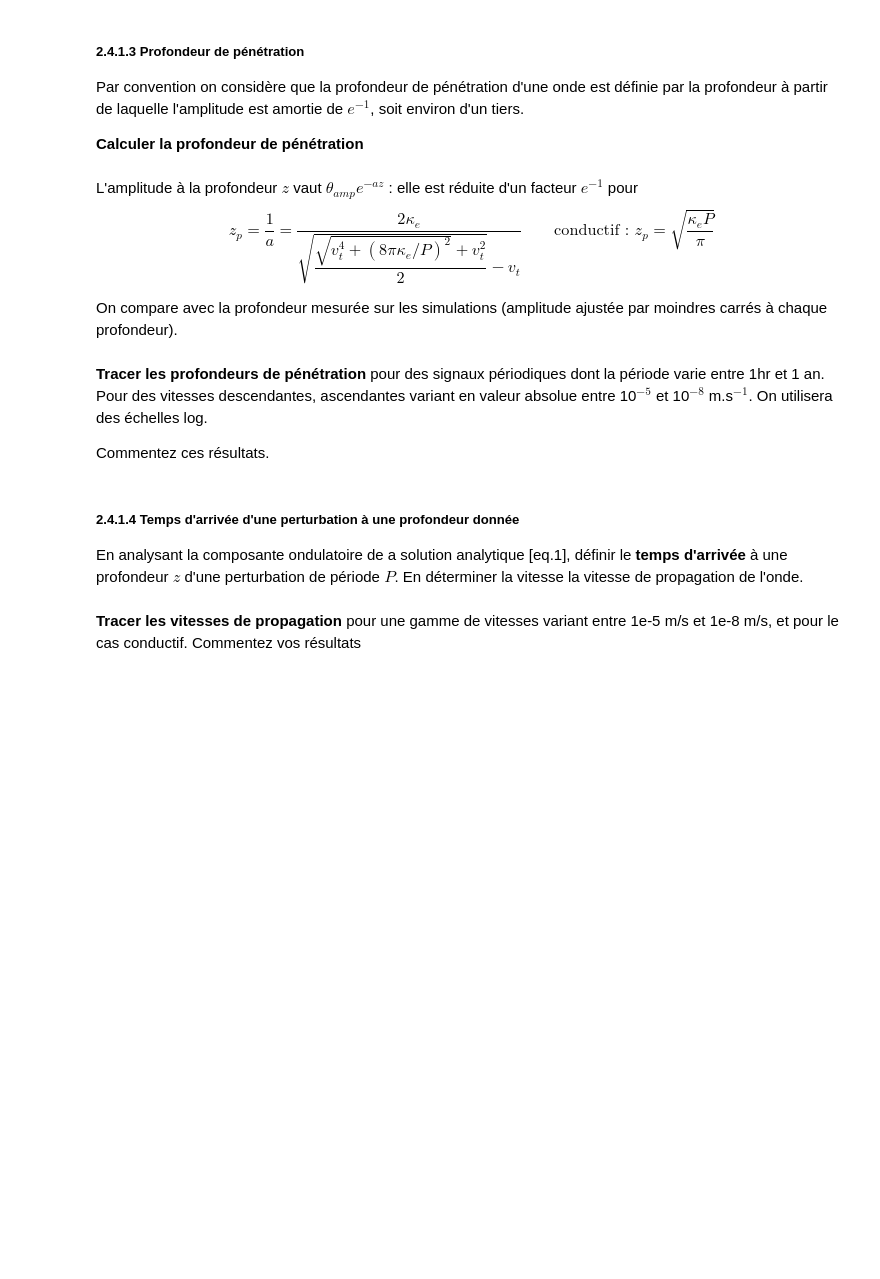
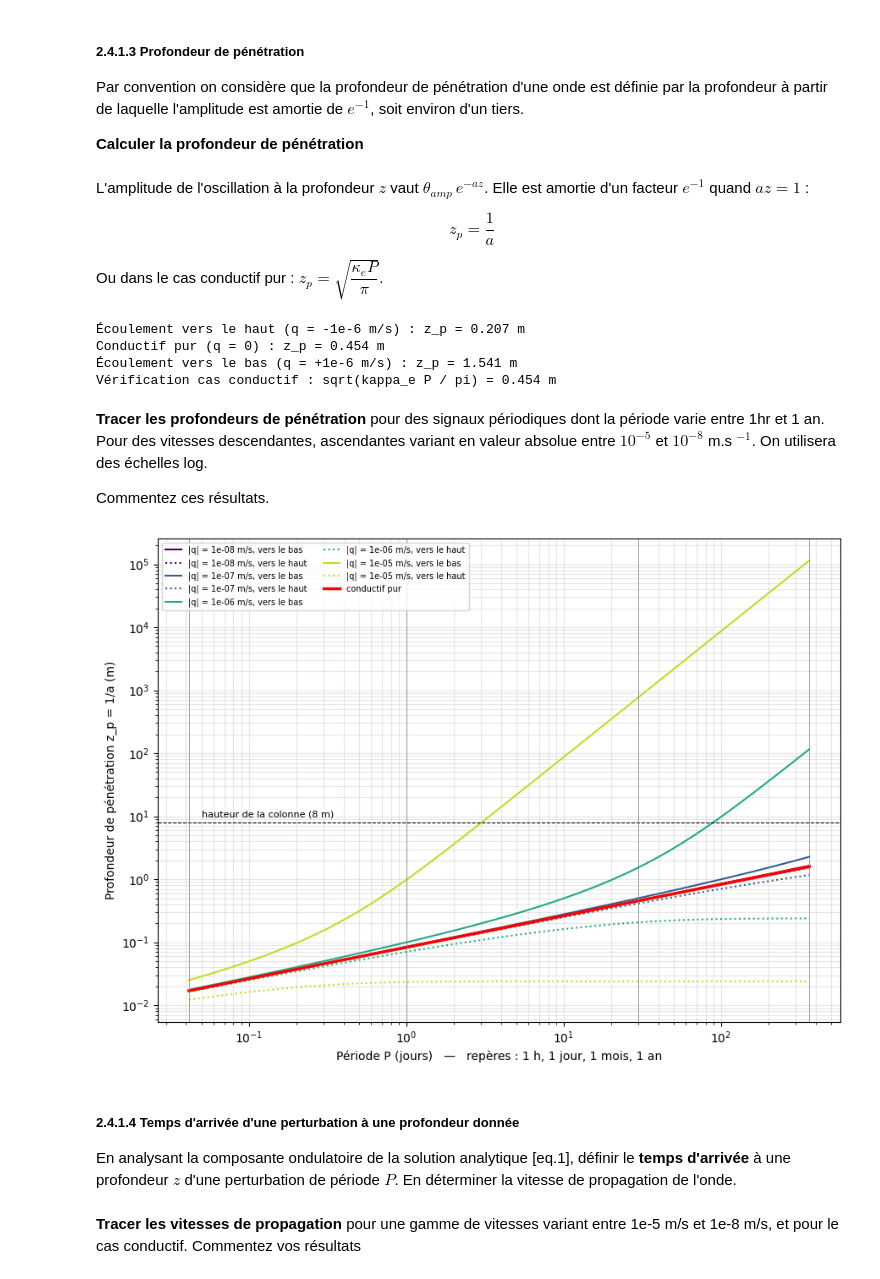
Before and after one commit to yannisalln/TP1-molonari, a Jupyter notebook: 2026TP1_modele_direct.ipynb, the cells around one changed output. Drawn from its saved outputs; the diff is of its cells as text; code cells hidden in the pictures; blank space fills up the shorter version.

```diff
--- a/2026TP1_modele_direct.ipynb
+++ b/2026TP1_modele_direct.ipynb
@@ -424,18 +534,49 @@ Par convention on considère que la profondeur de pénétration d'une onde est d
 
 __Calculer la profondeur de pénétration__
 # %% [markdown]
-L'amplitude à la profondeur $z$ vaut $\theta_{amp}e^{-az}$ : elle est réduite d'un facteur $e^{-1}$ pour
-$$\boxed{z_p = \frac{1}{a} = \frac{2\kappa_e}{\sqrt{\dfrac{\sqrt{v_t^4 + (8\pi\kappa_e/P)^2}+v_t^2}{2}} - v_t}}
-\qquad\text{conductif : } z_p = \sqrt{\frac{\kappa_e P}{\pi}}$$
+L'amplitude de l'oscillation à la profondeur $z$ vaut $\theta_{amp}\,e^{-az}$. Elle est amortie d'un facteur $e^{-1}$ quand $az = 1$ :
 
-On compare avec la profondeur mesurée sur les simulations (amplitude ajustée par moindres carrés à chaque profondeur).
+$$\boxed{z_p = \frac{1}{a}}$$
+
+Ou dans le cas conductif pur : $z_p = \sqrt{\dfrac{\kappa_e P}{\pi}}$.
+# %%
+for nom, q in cas.items():
+    a, _ = coef(kappa_e, rho_w_c_w / rho_m_c_m * q, P)
+    print(f"{nom} : z_p = {1/a:.3f} m")
+print(f"Vérification cas conductif : sqrt(kappa_e P / pi) = {np.sqrt(kappa_e*P/np.pi):.3f} m")
+# %% [output]
+Écoulement vers le haut (q = -1e-6 m/s) : z_p = 0.207 m
+Conductif pur (q = 0) : z_p = 0.454 m
+Écoulement vers le bas (q = +1e-6 m/s) : z_p = 1.541 m
+Vérification cas conductif : sqrt(kappa_e P / pi) = 0.454 m
 # %% [markdown]
-__Tracer les profondeurs de pénétration__ pour des signaux périodiques dont la période varie entre 1hr et 1 an. Pour des vitesses descendantes, ascendantes variant en valeur absolue entre 10$^{-5}$ et 10$^{-8}$ m.s$^{-1}$. On utilisera des échelles log.
+__Tracer les profondeurs de pénétration__ pour des signaux périodiques dont la période varie entre 1hr et 1 an. Pour des vitesses descendantes, ascendantes variant en valeur absolue entre $10^{-5}$ et $10^{-8}$ m.s $^{-1}$. On utilisera des échelles log.
 
 Commentez ces résultats.
+# %%
+Ps = np.logspace(np.log10(3600), np.log10(365 * 24 * 3600), 300)   # 1 h à 1 an
+qs = [1e-8, 1e-7, 1e-6, 1e-5]
+
+fig, ax = plt.subplots(figsize=(9, 6.5))
+couleurs = plt.cm.viridis(np.linspace(0, 0.9, len(qs)))
+for c, q in zip(couleurs, qs):
+    for signe, style, sens in [(1, "-", "vers le bas"), (-1, ":", "vers le haut")]:
+        a, _ = coef(kappa_e, signe * rho_w_c_w / rho_m_c_m * q, Ps)
+        ax.loglog(Ps / 86400, 1 / a, style, color=c, label=f"|q| = {q:.0e} m/s, {sens}")
+a, _ = coef(kappa_e, 0.0, Ps)
+ax.loglog(Ps / 86400, 1 / a, "r", lw=2.5, label="conductif pur")
+ax.axhline(h, color="k", lw=0.8, ls="--"); ax.text(0.05, h * 1.2, "hauteur de la colonne (8 m)", fontsize=8)
+for x in [1 / 24, 1, 30, 365]:
+    ax.axvline(x, color="gray", lw=0.5)
+ax.set_xlabel("Période P (jours)   —   repères : 1 h, 1 jour, 1 mois, 1 an")
+ax.set_ylabel("Profondeur de pénétration z_p = 1/a (m)")
+ax.legend(fontsize=7, ncol=2); ax.grid(alpha=0.3, which="both")
+fig.tight_layout(); plt.show()
+# %% [output]
+[figure, added]
 # %% [markdown]
 ##### 2.4.1.4 Temps d'arrivée d'une perturbation à une profondeur donnée
 
-En analysant la composante ondulatoire de a solution analytique [eq.1], définir le __temps d'arrivée__ à une profondeur $z$ d'une perturbation de période $P$. En déterminer la vitesse la vitesse de propagation de l'onde.
+En analysant la composante ondulatoire de la solution analytique [eq.1], définir le __temps d'arrivée__ à une profondeur $z$ d'une perturbation de période $P$. En déterminer la vitesse de propagation de l'onde.
 # %% [markdown]
 __Tracer les vitesses de propagation__ pour une gamme de vitesses variant entre 1e-5 m/s et 1e-8 m/s, et pour le cas conductif. Commentez vos résultats
```
Also changed, not shown: parts of 15 cells of this notebook.
